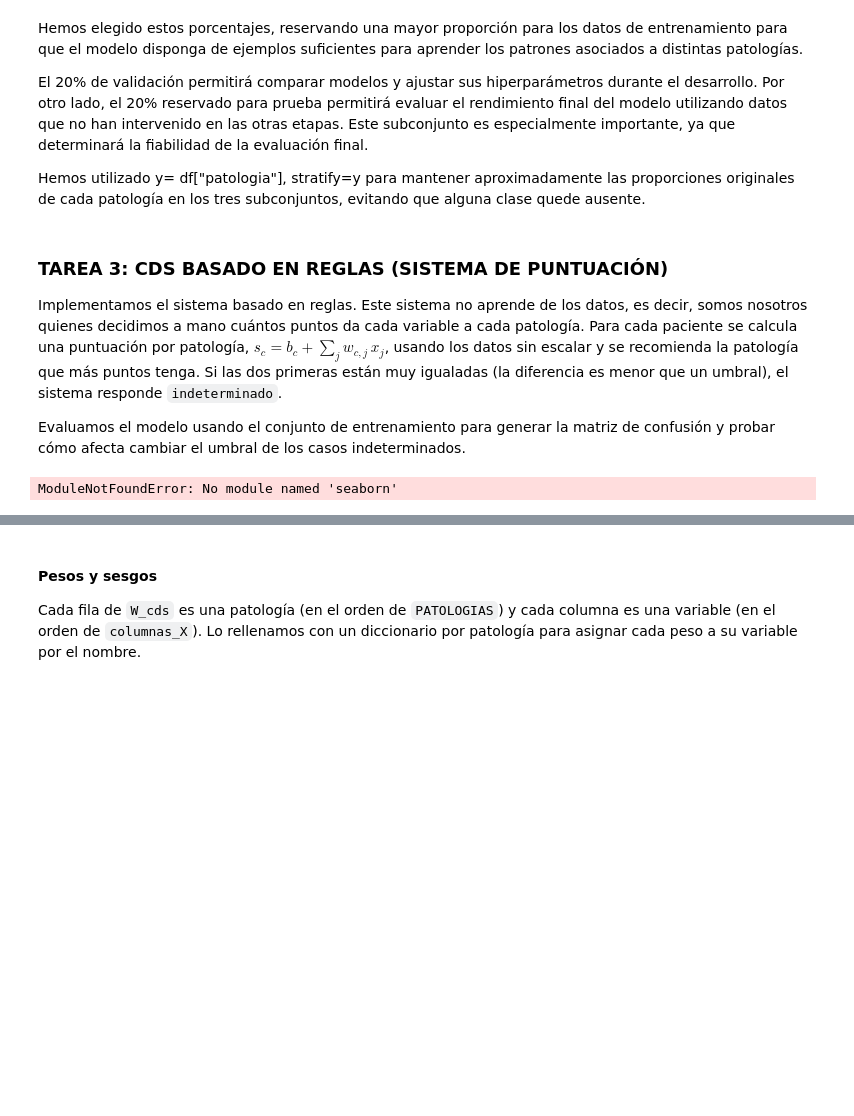
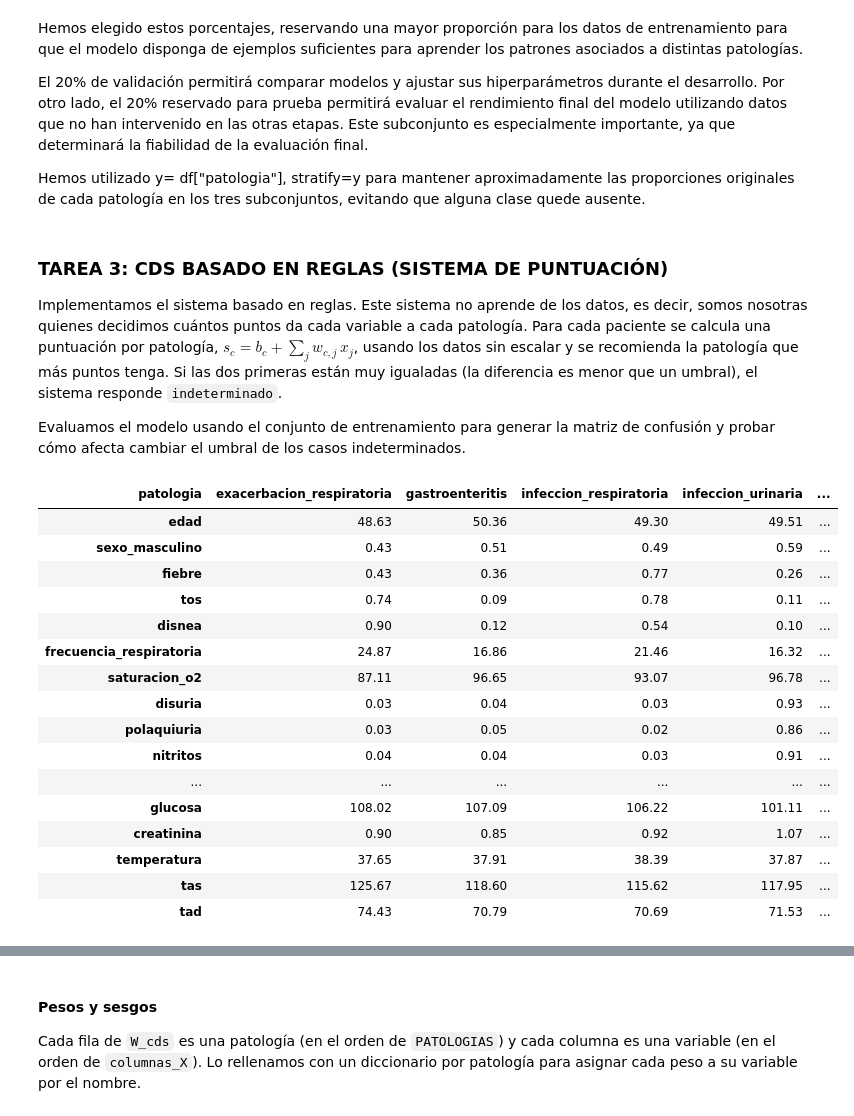
Before and after one commit to angelaNavarro11/sist-apoyo-decision-clinica, a Jupyter notebook: notebooks/Practica3-Resultados.ipynb, the cells around one changed output, grey strips where cells are left out. Saved outputs shown, nothing was run; the diff lists cells and outputs as text; code cells hidden in the pictures; blank space fills up the shorter version.

```diff
--- a/notebooks/Practica3-Resultados.ipynb
+++ b/notebooks/Practica3-Resultados.ipynb
@@ -232,25 +232,31 @@ Hemos utilizado y= df["patologia"], stratify=y para mantener aproximadamente las
 # %% [markdown]
 ### TAREA 3: CDS BASADO EN REGLAS (SISTEMA DE PUNTUACIÓN)
 
-Implementamos el sistema basado en reglas. Este sistema no aprende de los datos, es decir, somos nosotros quienes decidimos a mano cuántos puntos da cada variable a cada patología. Para cada paciente se calcula una puntuación por patología, $s_c = b_c + \sum_j w_{c,j}\,x_j$, usando los datos sin escalar y se recomienda la patología que más puntos tenga. Si las dos primeras están muy igualadas (la diferencia es menor que un umbral), el sistema responde `indeterminado`.
+Implementamos el sistema basado en reglas. Este sistema no aprende de los datos, es decir, somos nosotras quienes decidimos cuántos puntos da cada variable a cada patología. Para cada paciente se calcula una puntuación por patología, $s_c = b_c + \sum_j w_{c,j}\,x_j$, usando los datos sin escalar y se recomienda la patología que más puntos tenga. Si las dos primeras están muy igualadas (la diferencia es menor que un umbral), el sistema responde `indeterminado`.
 
 Evaluamos el modelo usando el conjunto de entrenamiento para generar la matriz de confusión y probar cómo afecta cambiar el umbral de los casos indeterminados.
-# %%
-import numpy as np
-from sklearn.metrics import accuracy_score, confusion_matrix
-import matplotlib.pyplot as plt
-import seaborn as sns
-
-columnas_X = X_entrenamiento.columns.tolist()
-n_vars = len(columnas_X)
-PATOLOGIAS = config["patologias"]
-
-#Entrenamiento solo para explorar
-df_train = X_entrenamiento.copy()
-df_train["patologia"] = y_entrenamiento
-
-# Media de cada variable en cada patología (filas = variables, columnas = patologías)
-medias_train = df_train.groupby("patologia")[columnas_X].mean().T[PATOLOGIAS]
-medias_train.round(2)
-# %% [output]
-ModuleNotFoundError: No module named 'seaborn'
+# %%
+# Entrenamos los datos sin escalar, solo para mirar los datos
+df_train = X_entrenamiento.copy()
+df_train["patologia"] = y_entrenamiento
+
+# Media de cada variable en cada patología
+df_train.groupby("patologia").mean().T.round(2)
+# %% [output]
+| patologia | exacerbacion_respiratoria | gastroenteritis | infeccion_respiratoria | infeccion_urinaria | ... |
+| edad | 48.63 | 50.36 | 49.30 | 49.51 | ... |
+| sexo_masculino | 0.43 | 0.51 | 0.49 | 0.59 | ... |
+| fiebre | 0.43 | 0.36 | 0.77 | 0.26 | ... |
+| tos | 0.74 | 0.09 | 0.78 | 0.11 | ... |
+| disnea | 0.90 | 0.12 | 0.54 | 0.10 | ... |
+| frecuencia_respiratoria | 24.87 | 16.86 | 21.46 | 16.32 | ... |
+| saturacion_o2 | 87.11 | 96.65 | 93.07 | 96.78 | ... |
+| disuria | 0.03 | 0.04 | 0.03 | 0.93 | ... |
+| polaquiuria | 0.03 | 0.05 | 0.02 | 0.86 | ... |
+| nitritos | 0.04 | 0.04 | 0.03 | 0.91 | ... |
+| ... | ... | ... | ... | ... | ... |
+| glucosa | 108.02 | 107.09 | 106.22 | 101.11 | ... |
+| creatinina | 0.90 | 0.85 | 0.92 | 1.07 | ... |
+| temperatura | 37.65 | 37.91 | 38.39 | 37.87 | ... |
+| tas | 125.67 | 118.60 | 115.62 | 117.95 | ... |
+| tad | 74.43 | 70.79 | 70.69 | 71.53 | ... |
```
Also changed, not shown: parts of 16 cells of this notebook.
